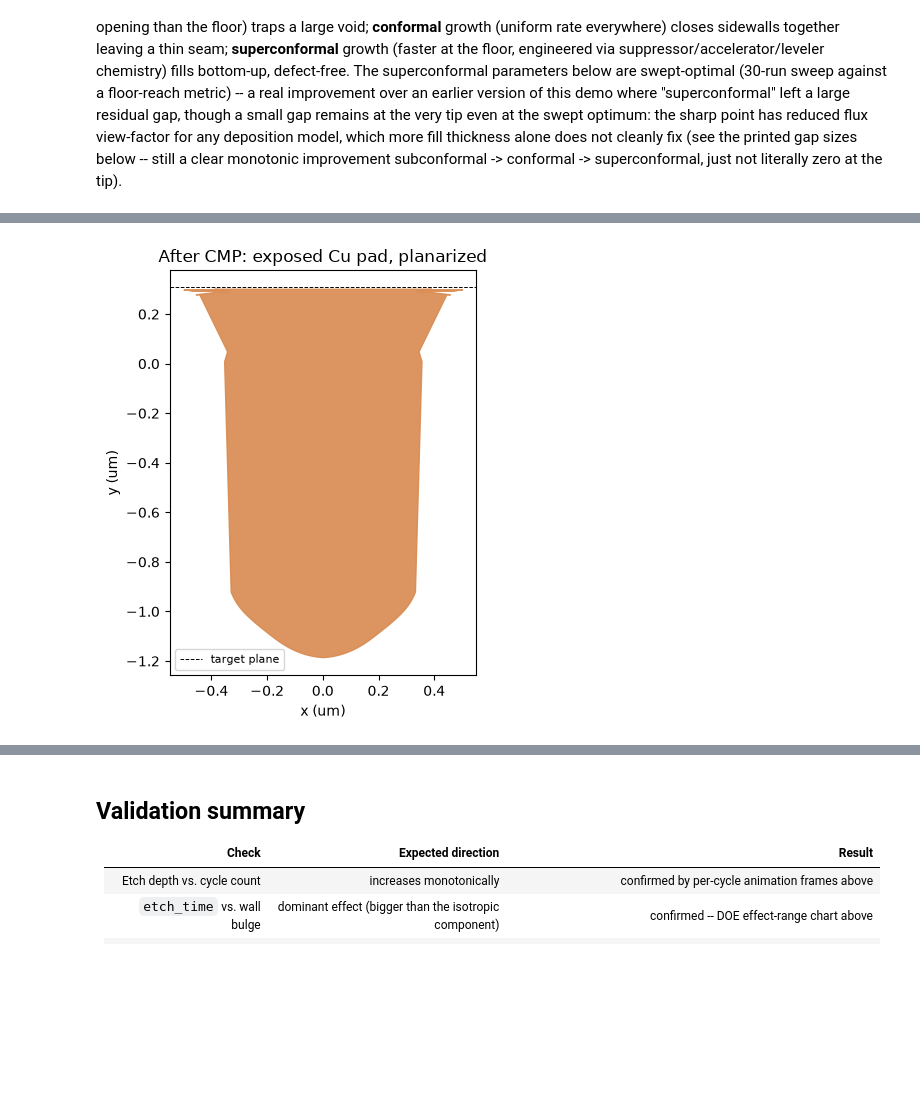
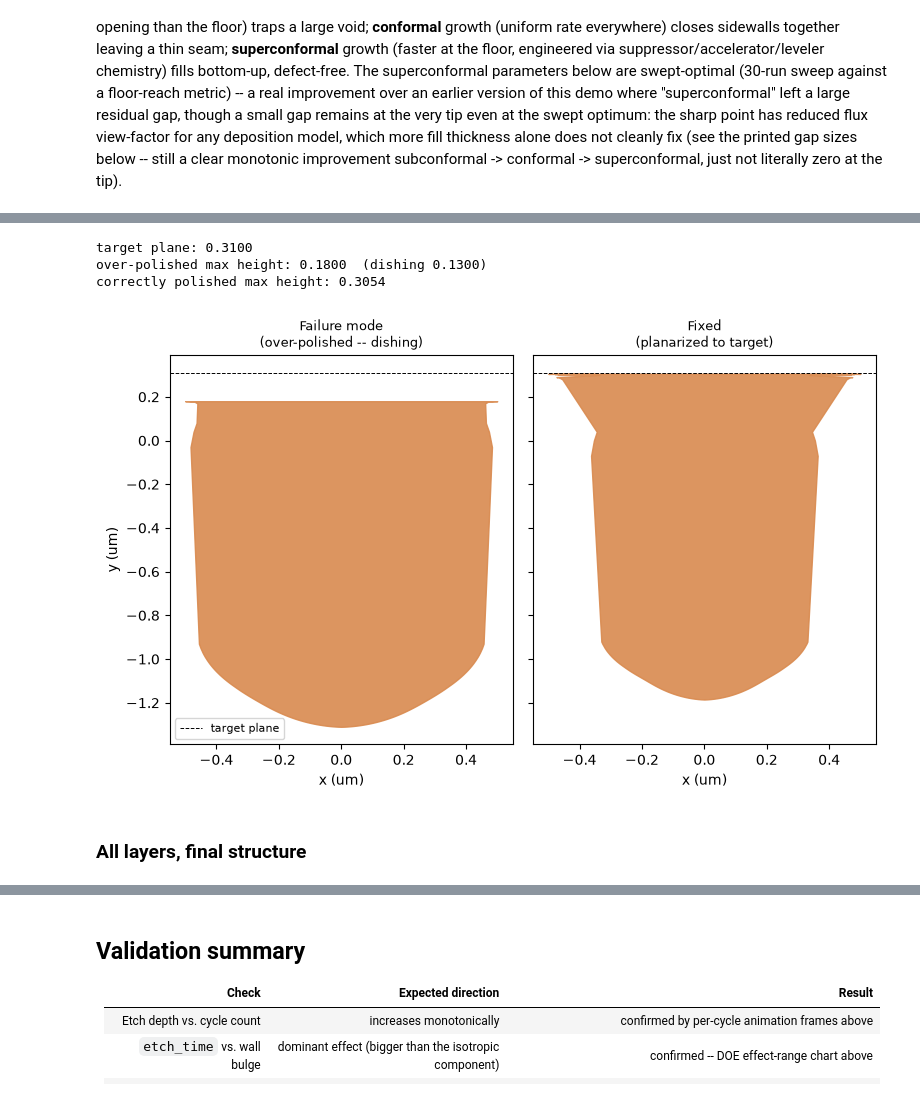
Before and after one commit to haomingkoo/ViennaPS-HBM, a Jupyter notebook: tsv_traveler.ipynb, the cells around one changed output, grey strips where cells are left out. Drawn from its saved outputs; the diff is of its cells as text; code cells hidden in the pictures; blank space fills up the shorter version.

```diff
--- a/tsv_traveler.ipynb
+++ b/tsv_traveler.ipynb
@@ -147,6 +154,8 @@ improvement: 3.4x
 # %%
+BAD_CYCLES = 3  # depth-matched to PRODUCTION_CYCLES at etch_time=0.5 -- NOT
+                 # the same cycle count, see the note above for why
 geo_bad = tp.make_initial_geometry(radius=0.15)
-geo_bad, depth_bad = tp.bosch_etch(geo_bad, num_cycles=PRODUCTION_CYCLES,
+geo_bad, depth_bad = tp.bosch_etch(geo_bad, num_cycles=BAD_CYCLES,
                                     ion_source_exponent=50, neutral_sticking_probability=0.02,
                                     etch_time=2.0, deposition_thickness=0.04)
 pts_bad = tp.trim_for_display(tp.profile_points(geo_bad), 0.31)
@@ -287,0 +345,14 @@ plt.show()
+# %%
+LAYER_COLOR = {"Si": MATERIAL_COLOR["Si"], "SiO2": MATERIAL_COLOR["SiO2"], "Cu": MATERIAL_COLOR["Cu_barrier"]}
+profiles = dict(tp.all_material_profiles(geo_seed))
+
+fig, ax = plt.subplots(figsize=(5, 6))
+for name in ["Si", "SiO2", "Cu"]:
+    pts = tp.trim_for_display(profiles[f"Material('{name}')"], 0.35)
+    ax.fill_betweenx(pts[:, 1], -pts[:, 0], pts[:, 0], color=LAYER_COLOR[name], label=name)
+ax.legend(fontsize=9, loc="lower right")
+ax.set_title("All layers together: Si / SiO2 liner / Cu barrier+seed")
+ax.set_xlabel("x (um)"); ax.set_ylabel("y (um)")
+plt.tight_layout()
+plt.savefig("fig_all_layers_step4.png", dpi=130)
+plt.show()
@@ -355,17 +433,38 @@ Superconformal: seal=-1.041  gap_from_floor=0.139
 # %%
+target_y = pts_seed[:, 1].max()
+
+geo_cmp_over = ps.Domain(); geo_cmp_over.deepCopy(geo_fill_dir)
+overburden = float(tp.profile_points(geo_cmp_over)[:, 1].max()) - target_y
+ps.Process(geo_cmp_over, ps.IsotropicProcess(rate=-1.0), overburden * 1.6).apply()  # 60% over-polish
+pts_cmp_over = tp.trim_for_display(tp.profile_points(geo_cmp_over), target_y + 0.02)
+
 geo_cmp = ps.Domain(); geo_cmp.deepCopy(geo_fill_dir)
-target_y = pts_seed[:, 1].max()
 geo_cmp = tp.cmp_planarize(geo_cmp, target_y=target_y)
 pts_cmp = tp.trim_for_display(tp.profile_points(geo_cmp), target_y + 0.02)
 
-fig, ax = plt.subplots(figsize=(4, 5))
-ax.fill_betweenx(pts_cmp[:, 1], -pts_cmp[:, 0], pts_cmp[:, 0], color=MATERIAL_COLOR["Cu_fill"], alpha=0.9)
-ax.axhline(target_y, color="k", lw=0.7, ls="--", label="target plane")
-ax.set_title("After CMP: exposed Cu pad, planarized")
-ax.set_xlabel("x (um)"); ax.set_ylabel("y (um)")
-ax.legend(fontsize=8)
+dishing = target_y - float(tp.profile_points(geo_cmp_over)[:, 1].max())
+print(f"target plane: {target_y:.4f}")
+print(f"over-polished max height: {tp.profile_points(geo_cmp_over)[:, 1].max():.4f}  (dishing {dishing:.4f})")
+print(f"correctly polished max height: {tp.profile_points(geo_cmp)[:, 1].max():.4f}")
+
+fig, axes = plt.subplots(1, 2, figsize=(8, 5), sharey=True)
+for ax, pts, title in [
+    (axes[0], pts_cmp_over, "Failure mode\n(over-polished -- dishing)"),
+    (axes[1], pts_cmp, "Fixed\n(planarized to target)"),
+]:
+    ax.fill_betweenx(pts[:, 1], -pts[:, 0], pts[:, 0], color=MATERIAL_COLOR["Cu_fill"], alpha=0.9)
+    ax.axhline(target_y, color="k", lw=0.7, ls="--", label="target plane")
+    ax.set_title(title, fontsize=9)
+    ax.set_xlabel("x (um)")
+axes[0].set_ylabel("y (um)")
+axes[0].legend(fontsize=8)
 plt.tight_layout()
 plt.savefig("fig_cmp_final.png", dpi=130)
 plt.show()
 # %% [output]
+target plane: 0.3100
+over-polished max height: 0.1800  (dishing 0.1300)
+correctly polished max height: 0.3054
-[figure, old version]
+[figure, new version]
+# %% [markdown]
+### All layers, final structure
```
Also changed, not shown: parts of 15 cells of this notebook, 20 other files.
